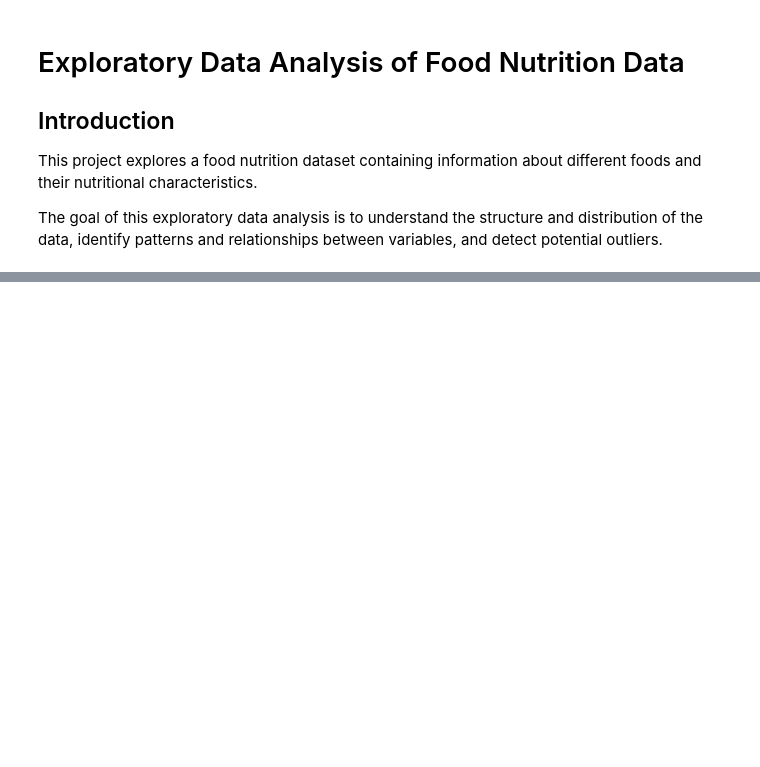
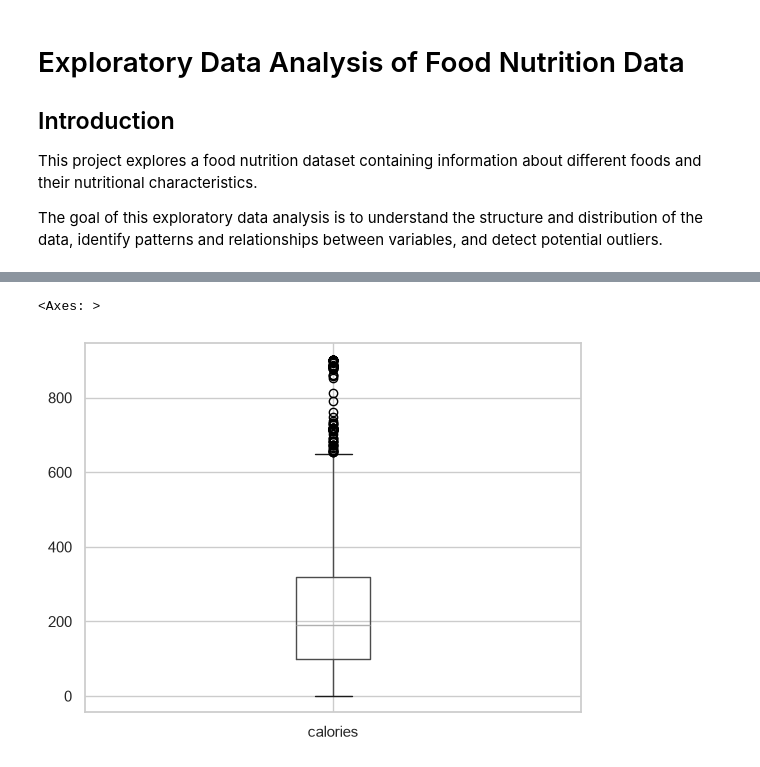
Before and after one commit to BryantChen0/EDA, a Jupyter notebook: EDA.ipynb, the cells around one changed output, grey strips where cells are left out. Saved outputs shown, nothing was run; the diff lists cells and outputs as text; code cells hidden in the pictures; blank space fills up the shorter version.

```diff
--- a/EDA.ipynb
+++ b/EDA.ipynb
@@ -68,0 +97,5 @@ dtype: int64
+# %%
+df[['calories']].boxplot()
+# %% [output]
+<Axes: >
+[figure, added]
```
Also changed, not shown: parts of 16 cells of this notebook.
